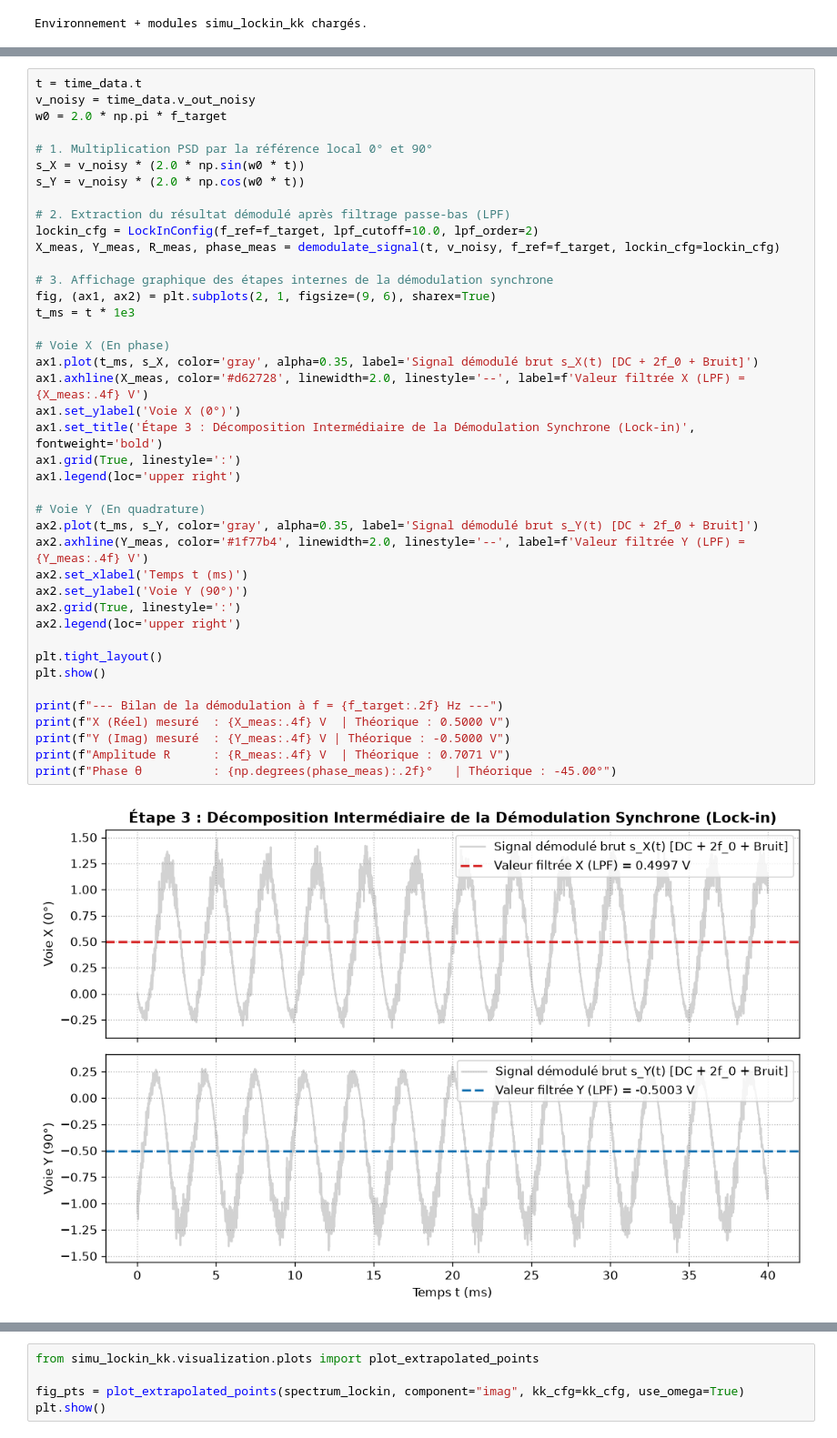
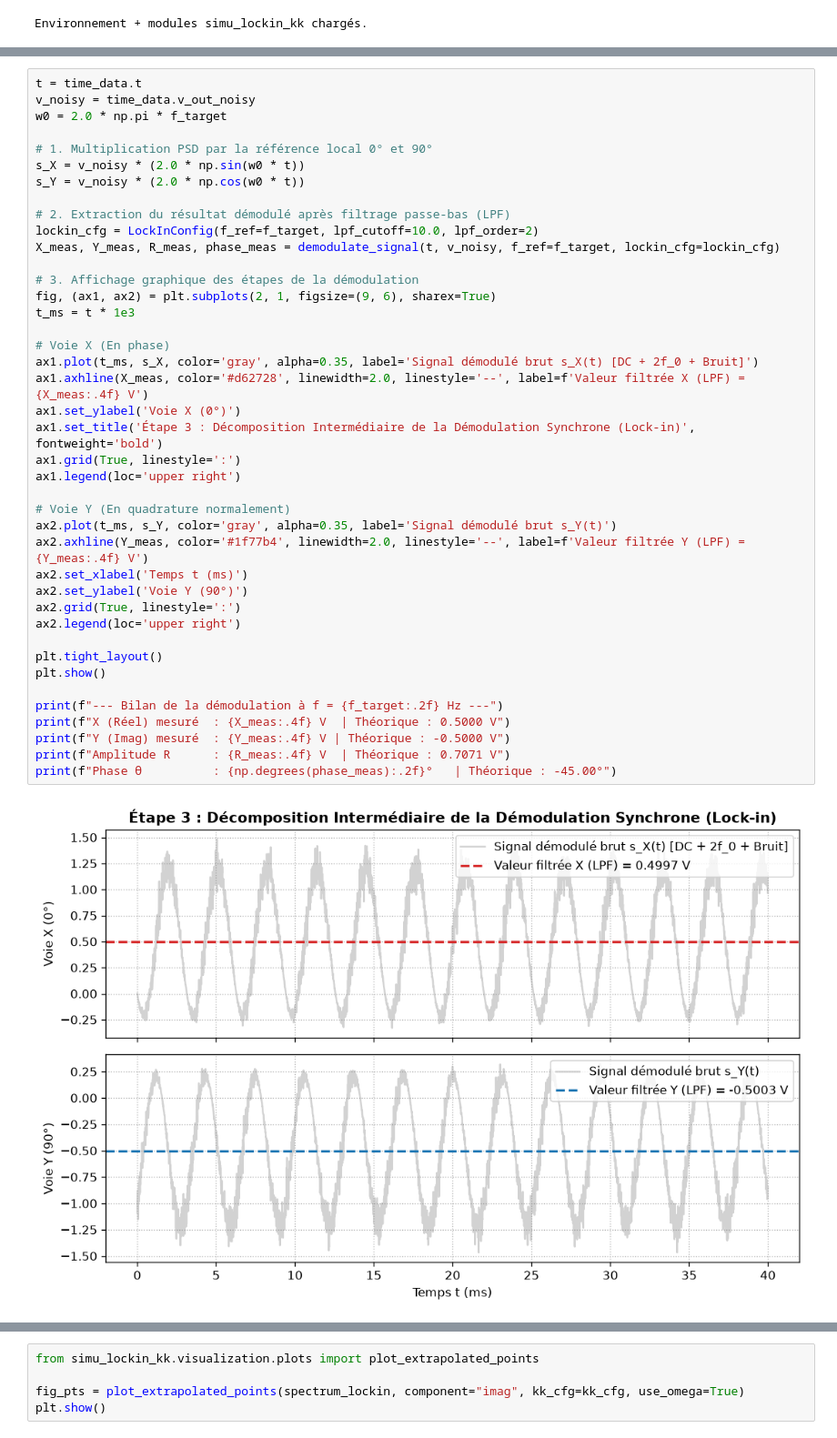
Before and after one commit to paulhenry46/be_instrumentation, a Jupyter notebook: notebooks/01_demo_lockin_kk.ipynb, the cells around one changed output, grey strips where cells are left out. Shown at 91% size. Drawn from its saved outputs; the diff is of its cells as text.

```diff
--- a/notebooks/01_demo_lockin_kk.ipynb
+++ b/notebooks/01_demo_lockin_kk.ipynb
@@ -75,37 +75,37 @@ s_Y = v_noisy * (2.0 * np.cos(w0 * t))
 # 2. Extraction du résultat démodulé après filtrage passe-bas (LPF)
 lockin_cfg = LockInConfig(f_ref=f_target, lpf_cutoff=10.0, lpf_order=2)
 X_meas, Y_meas, R_meas, phase_meas = demodulate_signal(t, v_noisy, f_ref=f_target, lockin_cfg=lockin_cfg)
 
-# 3. Affichage graphique des étapes internes de la démodulation synchrone
+# 3. Affichage graphique des étapes de la démodulation
 fig, (ax1, ax2) = plt.subplots(2, 1, figsize=(9, 6), sharex=True)
 t_ms = t * 1e3
 
 # Voie X (En phase)
 ax1.plot(t_ms, s_X, color='gray', alpha=0.35, label='Signal démodulé brut s_X(t) [DC + 2f_0 + Bruit]')
 ax1.axhline(X_meas, color='#d62728', linewidth=2.0, linestyle='--', label=f'Valeur filtrée X (LPF) = {X_meas:.4f} V')
 ax1.set_ylabel('Voie X (0°)')
 ax1.set_title('Étape 3 : Décomposition Intermédiaire de la Démodulation Synchrone (Lock-in)', fontweight='bold')
 ax1.grid(True, linestyle=':')
 ax1.legend(loc='upper right')
 
-# Voie Y (En quadrature)
-ax2.plot(t_ms, s_Y, color='gray', alpha=0.35, label='Signal démodulé brut s_Y(t) [DC + 2f_0 + Bruit]')
+# Voie Y (En quadrature normalement)
+ax2.plot(t_ms, s_Y, color='gray', alpha=0.35, label='Signal démodulé brut s_Y(t)')
 ax2.axhline(Y_meas, color='#1f77b4', linewidth=2.0, linestyle='--', label=f'Valeur filtrée Y (LPF) = {Y_meas:.4f} V')
 ax2.set_xlabel('Temps t (ms)')
 ax2.set_ylabel('Voie Y (90°)')
 ax2.grid(True, linestyle=':')
 ax2.legend(loc='upper right')
 
 plt.tight_layout()
 plt.show()
 
 print(f"--- Bilan de la démodulation à f = {f_target:.2f} Hz ---")
 print(f"X (Réel) mesuré  : {X_meas:.4f} V  | Théorique : 0.5000 V")
 print(f"Y (Imag) mesuré  : {Y_meas:.4f} V | Théorique : -0.5000 V")
 print(f"Amplitude R      : {R_meas:.4f} V  | Théorique : 0.7071 V")
 print(f"Phase θ          : {np.degrees(phase_meas):.2f}°   | Théorique : -45.00°")
 # %% [output]
-[figure, old version]
+[figure, new version]
 --- Bilan de la démodulation à f = 159.15 Hz ---
 X (Réel) mesuré  : 0.4997 V  | Théorique : 0.5000 V
 Y (Imag) mesuré  : -0.5003 V | Théorique : -0.5000 V
```
Also changed, not shown: parts of 5 cells of this notebook, 4 other files.
